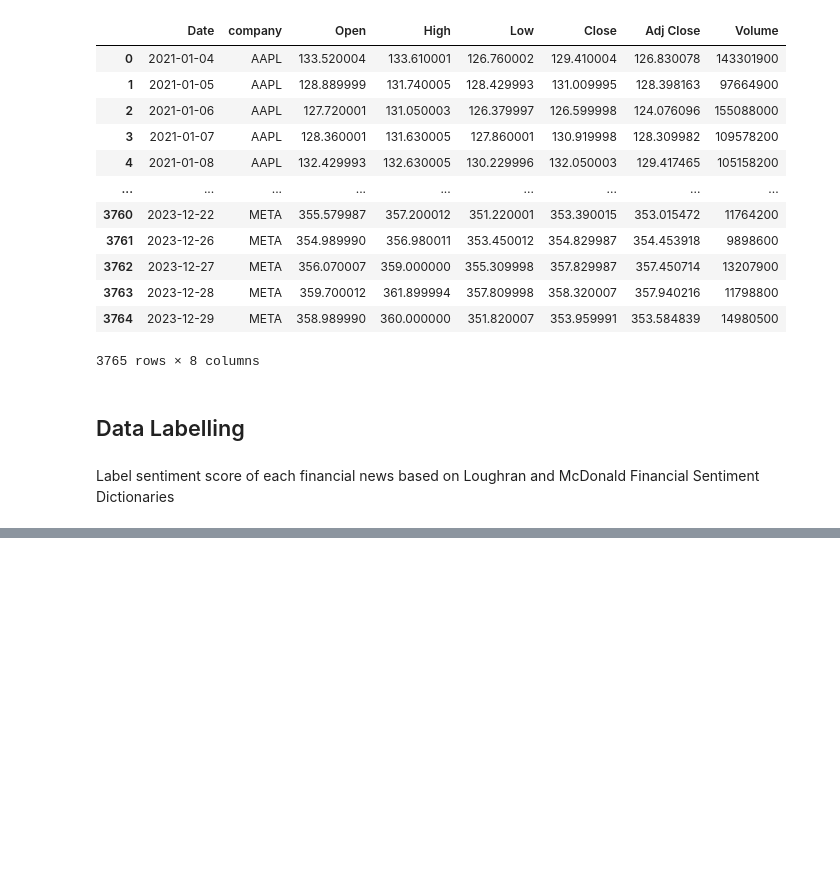
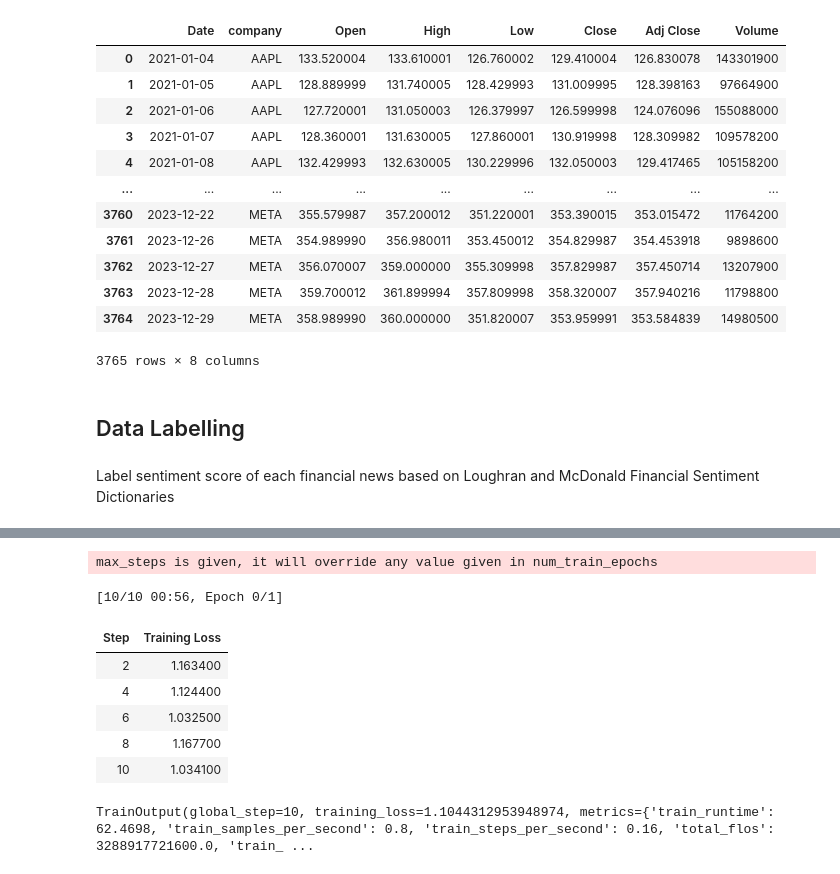
Before and after one commit to jtchan17/Sentiment-Analyzer-of-Stock-Prices, a Jupyter notebook: SentimentAnalyzer.ipynb, the cells around one changed output, grey strips where cells are left out. Saved outputs shown, nothing was run; the diff lists cells and outputs as text; code cells hidden in the pictures; blank space fills up the shorter version.

```diff
--- a/SentimentAnalyzer.ipynb
+++ b/SentimentAnalyzer.ipynb
@@ -384,0 +560,15 @@ with open(input_file, mode='r', newline='', encoding='utf-8') as infile, \
+# %%
+def convert_to_dicts(tokenized_texts):
+    input_ids = [d['input_ids'] for d in tokenized_texts]
+    attention_masks = [d['attention_mask'] for d in tokenized_texts]
+    return {'input_ids': input_ids, 'attention_mask': attention_masks}
+
+# Convert to lists of dictionaries
+train_encodings = convert_to_dicts(x_train)
+val_encodings = convert_to_dicts(x_val)
+test_encodings = convert_to_dicts(x_test)
+
+# Create three dataset objects using the SentimentDataset
+train_dataset = SentimentDataset(train_encodings, y_train)
+val_dataset = SentimentDataset(val_encodings, y_val)
+test_dataset = SentimentDataset(test_encodings, y_test)
@@ -384,0 +577,3 @@ with open(input_file, mode='r', newline='', encoding='utf-8') as infile, \
+# %%
+#BERT Model
+model_BERT= BertForSequenceClassification.from_pretrained('bert-base-uncased', num_labels=3)
@@ -384,0 +604,13 @@ with open(input_file, mode='r', newline='', encoding='utf-8') as infile, \
+# %%
+training_args = TrainingArguments(
+    output_dir='./results', # All files generated during training will be stored here
+    num_train_epochs=3, # The model will be trained for 3 full epochs unless the step limit (max_steps) is reached first
+    per_device_train_batch_size=5, # Training batch size per device (GPU or CPU).
+    per_device_eval_batch_size=5, # Evaluation batch size per device (GPU or CPU).
+    warmup_steps=10, # Number of warm-up steps during which the learning rate gradually increases to its initial value
+    weight_decay=0.01, # Weight decay rate: this technique helps to avoid overfitting, penalizing large weights in the neural network
+    logging_dir='./logs', # Directory where training logs will be stored
+    max_steps=10,  # Maximum number of training steps to be performed
+    save_steps=2,  # Range of steps after which the model will be saved
+    logging_steps=2,  # Range of steps after which log information will be recorded
+)
@@ -384,0 +635,21 @@ with open(input_file, mode='r', newline='', encoding='utf-8') as infile, \
+# %%
+trainer_bert = Trainer(
+    model=model_BERT, # The pre-trained model that you want to fine-tune or train
+    args=training_args, # The training arguments that specify the configurations for the training process
+    train_dataset=train_dataset, # The dataset used for training the model
+    eval_dataset=val_dataset # The dataset used for evaluating the model during training
+    # compute_metrics=compute_metrics # custom metrics function
+)
+
+# Start training
+trainer_bert.train()
+# %% [output]
+max_steps is given, it will override any value given in num_train_epochs
+[10/10 00:56, Epoch 0/1]
+| Step | Training Loss |
+| 2 | 1.163400 |
+| 4 | 1.124400 |
+| 6 | 1.032500 |
+| 8 | 1.167700 |
+| 10 | 1.034100 |
+TrainOutput(global_step=10, training_loss=1.1044312953948974, metrics={'train_runtime': 62.4698, 'train_samples_per_second': 0.8, 'train_steps_per_second': 0.16, 'total_flos': 3288917721600.0, 'train_ ...
```
Also changed, not shown: parts of 34 cells of this notebook.
